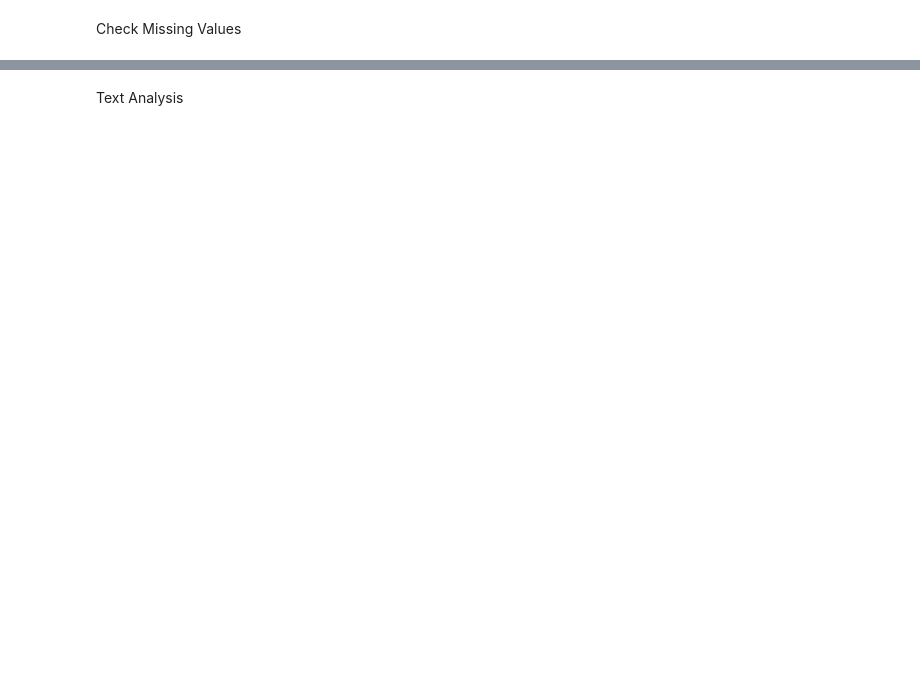
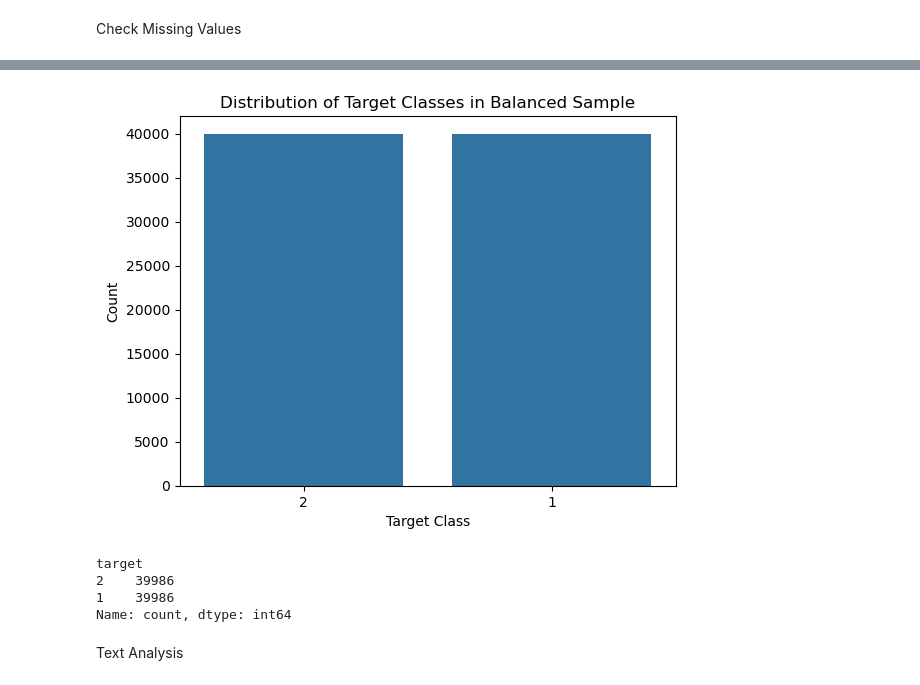
Before and after one commit to elsayedelmandoh/sentiment-sleuth, a Jupyter notebook: notebooks/02_eda.ipynb, the cells around one changed output, grey strips where cells are left out. Saved outputs shown, nothing was run; the diff lists cells and outputs as text; code cells hidden in the pictures; blank space fills up the shorter version.

```diff
--- a/notebooks/02_eda.ipynb
+++ b/notebooks/02_eda.ipynb
@@ -21,4 +84,18 @@ Check Class Balance
+# %%
+balanced_sample_train = apply_balance(sample_train, target_col='target', random_state=42)
+sns.countplot(x='target', data=balanced_sample_train)
+plt.title('Distribution of Target Classes in Balanced Sample')
+plt.xlabel('Target Class')
+plt.ylabel('Count')
+plt.show()
+# %% [output]
+[figure, added]
 # %%
-df_balanced = _check_and_balance(df_sample, target_col=target_col, random_state=random_state)
+balanced_sample_train.value_counts('target')
+# %% [output]
+target
+2    39986
+1    39986
+Name: count, dtype: int64
 # %% [markdown]
 Text Analysis
```
Also changed, not shown: parts of 19 cells of this notebook, 1 other file.
